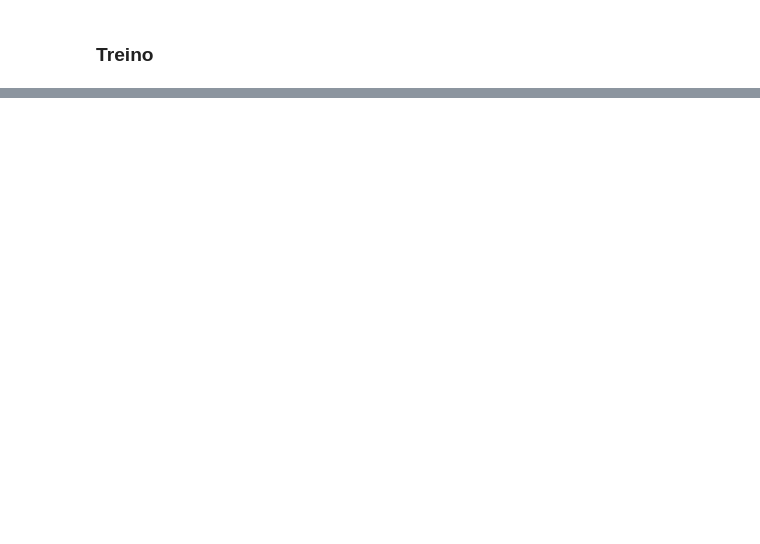
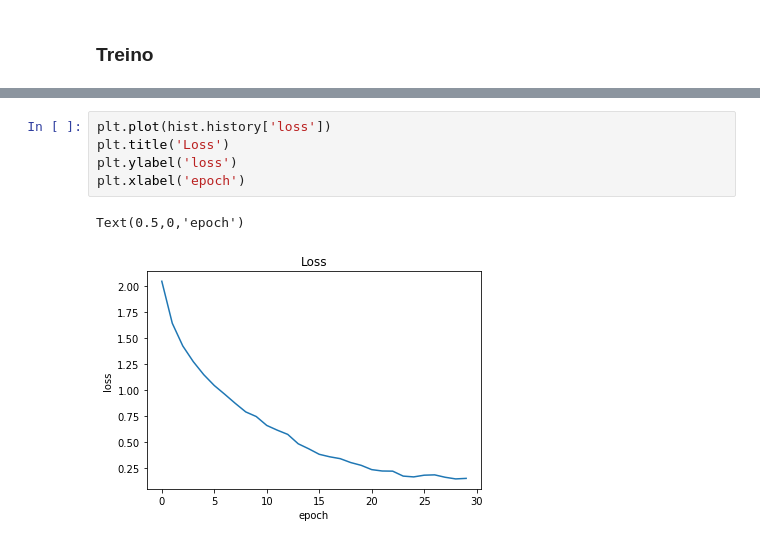
Before and after one commit to alvesmarcos/CNN-Genero-Idade, a Jupyter notebook: Training_age_female.ipynb, the cells around one changed output, grey strips where cells are left out. Drawn from its saved outputs; the diff is of its cells as text; blank space fills up the shorter version.

```diff
--- a/Training_age_female.ipynb
+++ b/Training_age_female.ipynb
@@ -112,0 +172,8 @@ print('Matriz de de confusão:\n', confusion_matrix(y_test, y_pred))
+# %%
+plt.plot(hist.history['loss'])
+plt.title('Loss')
+plt.ylabel('loss')
+plt.xlabel('epoch')
+# %% [output]
+Text(0.5,0,'epoch')
+[figure, added]
```
Also changed, not shown: parts of 6 cells of this notebook, 6 other files.
